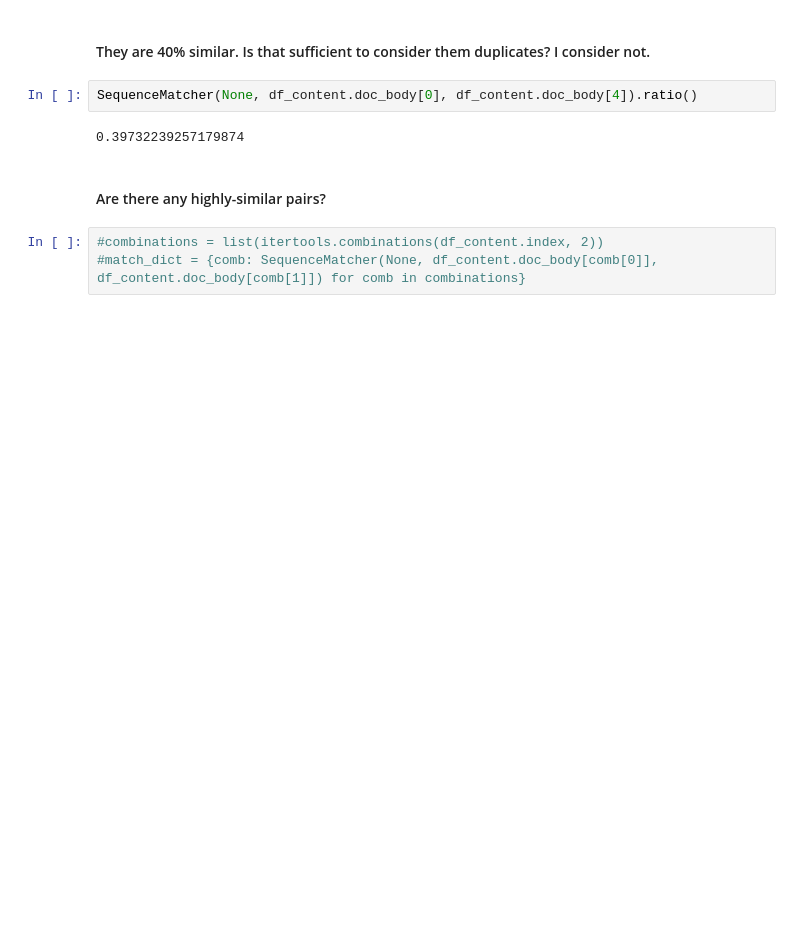
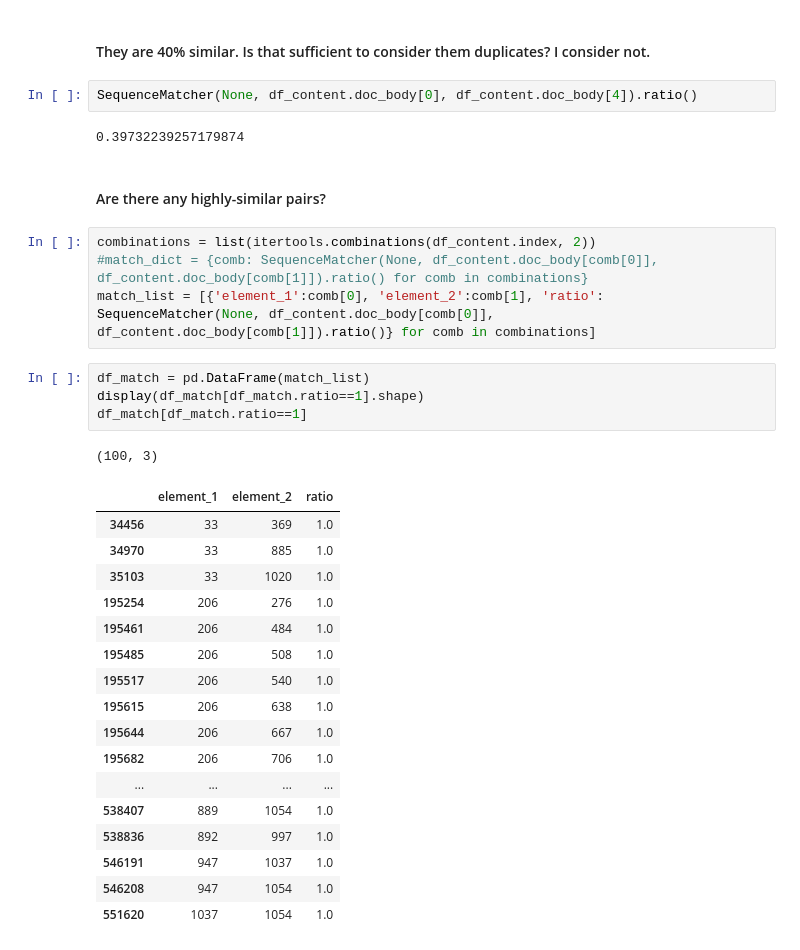
Before and after one commit to bvcmartins/recommendations_IBM, a Jupyter notebook: recommendations.ipynb, the cells around one changed output. Drawn from its saved outputs; the diff is of its cells as text; blank space fills up the shorter version.

```diff
--- a/recommendations.ipynb
+++ b/recommendations.ipynb
@@ -178,5 +178,29 @@ SequenceMatcher(None, df_content.doc_body[0], df_content.doc_body[4]).ratio()
 # %% [markdown]
 #### Are there any highly-similar pairs?
 # %%
-#combinations = list(itertools.combinations(df_content.index, 2))
-#match_dict = {comb: SequenceMatcher(None, df_content.doc_body[comb[0]], df_content.doc_body[comb[1]]) for comb in combinations}
+combinations = list(itertools.combinations(df_content.index, 2))
+#match_dict = {comb: SequenceMatcher(None, df_content.doc_body[comb[0]], df_content.doc_body[comb[1]]).ratio() for comb in combinations}
+match_list = [{'element_1':comb[0], 'element_2':comb[1], 'ratio': SequenceMatcher(None, df_content.doc_body[comb[0]], df_content.doc_body[comb[1]]).ratio()} for comb in combinations]
+# %%
+df_match = pd.DataFrame(match_list)
+display(df_match[df_match.ratio==1].shape)
+df_match[df_match.ratio==1]
+# %% [output]
+(100, 3)
+|  | element_1 | element_2 | ratio |
+| 34456 | 33 | 369 | 1.0 |
+| 34970 | 33 | 885 | 1.0 |
+| 35103 | 33 | 1020 | 1.0 |
+| 195254 | 206 | 276 | 1.0 |
+| 195461 | 206 | 484 | 1.0 |
+| 195485 | 206 | 508 | 1.0 |
+| 195517 | 206 | 540 | 1.0 |
+| 195615 | 206 | 638 | 1.0 |
+| 195644 | 206 | 667 | 1.0 |
+| 195682 | 206 | 706 | 1.0 |
+| ... | ... | ... | ... |
+| 538407 | 889 | 1054 | 1.0 |
+| 538836 | 892 | 997 | 1.0 |
+| 546191 | 947 | 1037 | 1.0 |
+| 546208 | 947 | 1054 | 1.0 |
+| 551620 | 1037 | 1054 | 1.0 |
```
Also changed, not shown: parts of 28 cells of this notebook, 1 other file.
